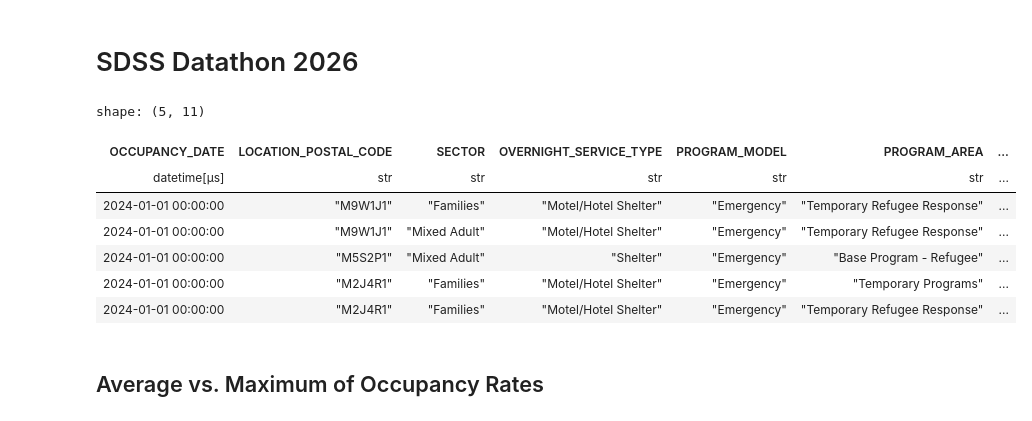
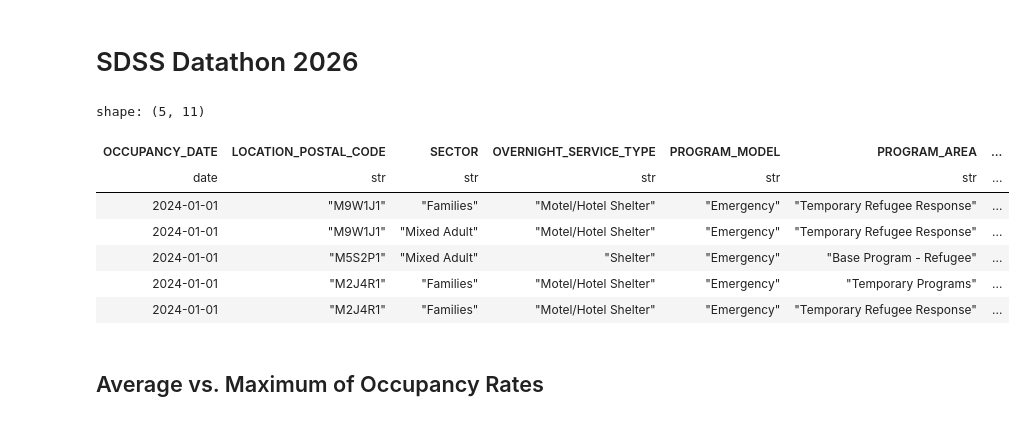
Before and after one commit to kewin-y/sdss-2026, a Jupyter notebook: notebook.ipynb, the cells around one changed output. Cells and saved outputs as stored; diff of their text form; code cells hidden in the pictures.

```diff
--- a/notebook.ipynb
+++ b/notebook.ipynb
@@ -7,17 +7,17 @@ import polars as pl
 import matplotlib.pyplot as plt
 import seaborn as sns
 # %%
-df = pl.read_parquet("/kaggle/input/datasets/ykevin000/sdss-public-service-dataset/big.parquet")
+df = pl.read_excel("public_services_dataset.xlsx")
 df.head()
 # %% [output]
 shape: (5, 11)
 | OCCUPANCY_DATE | LOCATION_POSTAL_CODE | SECTOR | OVERNIGHT_SERVICE_TYPE | PROGRAM_MODEL | PROGRAM_AREA | ... |
-| datetime[μs] | str | str | str | str | str | ... |
-| 2024-01-01 00:00:00 | "M9W1J1" | "Families" | "Motel/Hotel Shelter" | "Emergency" | "Temporary Refugee Response" | ... |
-| 2024-01-01 00:00:00 | "M9W1J1" | "Mixed Adult" | "Motel/Hotel Shelter" | "Emergency" | "Temporary Refugee Response" | ... |
-| 2024-01-01 00:00:00 | "M5S2P1" | "Mixed Adult" | "Shelter" | "Emergency" | "Base Program - Refugee" | ... |
-| 2024-01-01 00:00:00 | "M2J4R1" | "Families" | "Motel/Hotel Shelter" | "Emergency" | "Temporary Programs" | ... |
-| 2024-01-01 00:00:00 | "M2J4R1" | "Families" | "Motel/Hotel Shelter" | "Emergency" | "Temporary Refugee Response" | ... |
+| date | str | str | str | str | str | ... |
+| 2024-01-01 | "M9W1J1" | "Families" | "Motel/Hotel Shelter" | "Emergency" | "Temporary Refugee Response" | ... |
+| 2024-01-01 | "M9W1J1" | "Mixed Adult" | "Motel/Hotel Shelter" | "Emergency" | "Temporary Refugee Response" | ... |
+| 2024-01-01 | "M5S2P1" | "Mixed Adult" | "Shelter" | "Emergency" | "Base Program - Refugee" | ... |
+| 2024-01-01 | "M2J4R1" | "Families" | "Motel/Hotel Shelter" | "Emergency" | "Temporary Programs" | ... |
+| 2024-01-01 | "M2J4R1" | "Families" | "Motel/Hotel Shelter" | "Emergency" | "Temporary Refugee Response" | ... |
 # %% [markdown]
 ## Average vs. Maximum of Occupancy Rates
 # %%
```
Also changed, not shown: parts of 13 cells of this notebook.
